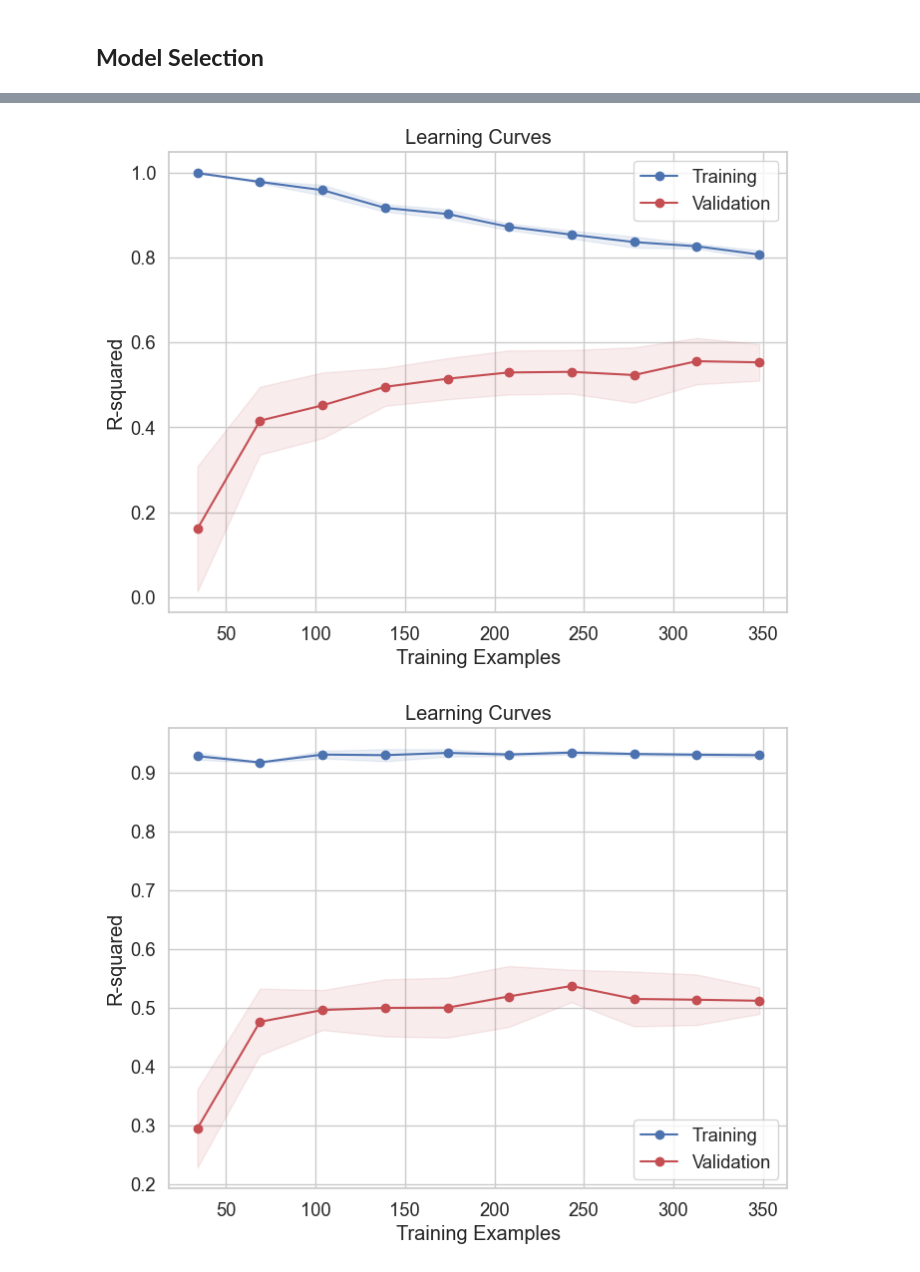
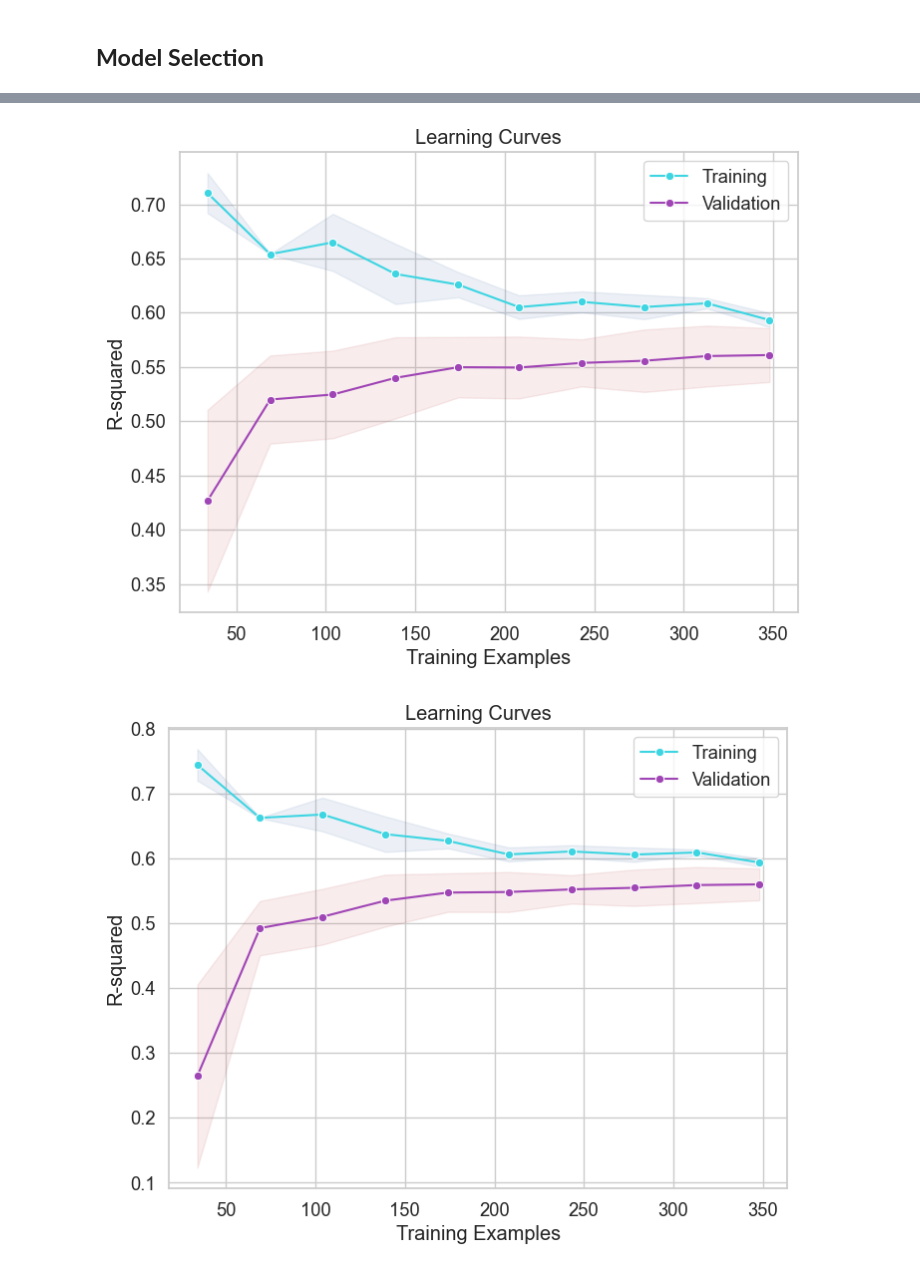
Before and after one commit to fwnriyx/poly, a Jupyter notebook: AI and Machine Learning/CA1/Regression/housing.ipynb, the cells around one changed output, grey strips where cells are left out. Cells and saved outputs as stored; diff of their text form; code cells hidden in the pictures.

```diff
--- a/AI and Machine Learning/CA1/Regression/housing.ipynb
+++ b/AI and Machine Learning/CA1/Regression/housing.ipynb
@@ -478,7 +510,7 @@ With these 3 scoring metrics, I am able to find the accuracy, quality of fit and
 # %% [markdown]
 ## **Baseline Model**
 # %%
-dummy_regr = DummyRegressor()
+dummy_regr = DummyRegressor(strategy = "median")
 dummy_regr.fit(X_train, y_train)
 
 y_pred = dummy_regr.predict(X_test)
@@ -523,9 +578,6 @@ from tqdm import tqdm
 
 def mean_absolute_percentage_error(y_true, y_pred):
     return np.mean(np.abs((y_true - y_pred) / y_true)) * 100
-
-# Define the custom MAPE scorer
-mape_scorer = make_scorer(mean_absolute_percentage_error, greater_is_better=False)
 
 models = {
     'Linear Regression': LinearRegression(),
@@ -552,11 +604,15 @@ test_mape = []
 for name in tqdm(models):
     model = models[name]
     model.fit(X_train, y_train)
-    cv5_mse_scores.append(np.mean(cross_val_score(model, X_train, y_train, cv=5, scoring='neg_mean_squared_error')))
-    cv5_r2_scores.append(np.mean(cross_val_score(model, X_train, y_train, cv=5, scoring='r2')) * 100)
-    cv5_mape_scores.append(np.mean(cross_val_score(model, X_train, y_train, cv=5, scoring = mape_scorer)))
 
-    model.fit(X_train, y_train)  # Fit and then test baseline models on the test set
+    # Calculate cross-validated predictions
+    cv_preds = cross_val_predict(model, X_train, y_train, cv=5)
+
+    cv5_mse_scores.append(mean_squared_error(y_train, cv_preds))
+    cv5_r2_scores.append(r2_score(y_train, cv_preds) * 100)
+    cv5_mape_scores.append(mean_absolute_percentage_error(y_train, cv_preds))
+
+    model.fit(X_train, y_train)  # Fit the model on the entire training set
     y_pred = model.predict(X_test)
 
     test_mse.append(mean_squared_error(y_test, y_pred))
@@ -578,6 +634,7 @@ results = {
 }
 
 results_df = pd.DataFrame(results)
+results_df.sort_values(by='5_fold cv R^2 (%)', ascending=False, inplace=True)
 results_df
 # %% [output]
 |  | Model | 5-fold cv Negative MSE | test_mse | 5_fold cv R^2 (%) | test_r2 | 5-fold cv MAPE | test_mape |
@@ -683,8 +657,8 @@ Random Forest
 # %%
 finalModels = (
-    ('Linear Regression', LinearRegression()),
-    ('Gradient Boosting', GradientBoostingRegressor(random_state=42)),
-    ('Random Forest', RandomForestRegressor(random_state=42)),
+    ('SVR', SVR()),
+    ('BayesianRidge', BayesianRidge()),
+    ('Linear Regression', LinearRegression())
 )
 
 for model in tqdm(finalModels):
@@ -694,2 +668,2 @@ for model in tqdm(finalModels):
-[figure, old version]
+[figure, new version]
-[figure, old version]
+[figure, new version]
```
Also changed, not shown: parts of 21 cells of this notebook.
